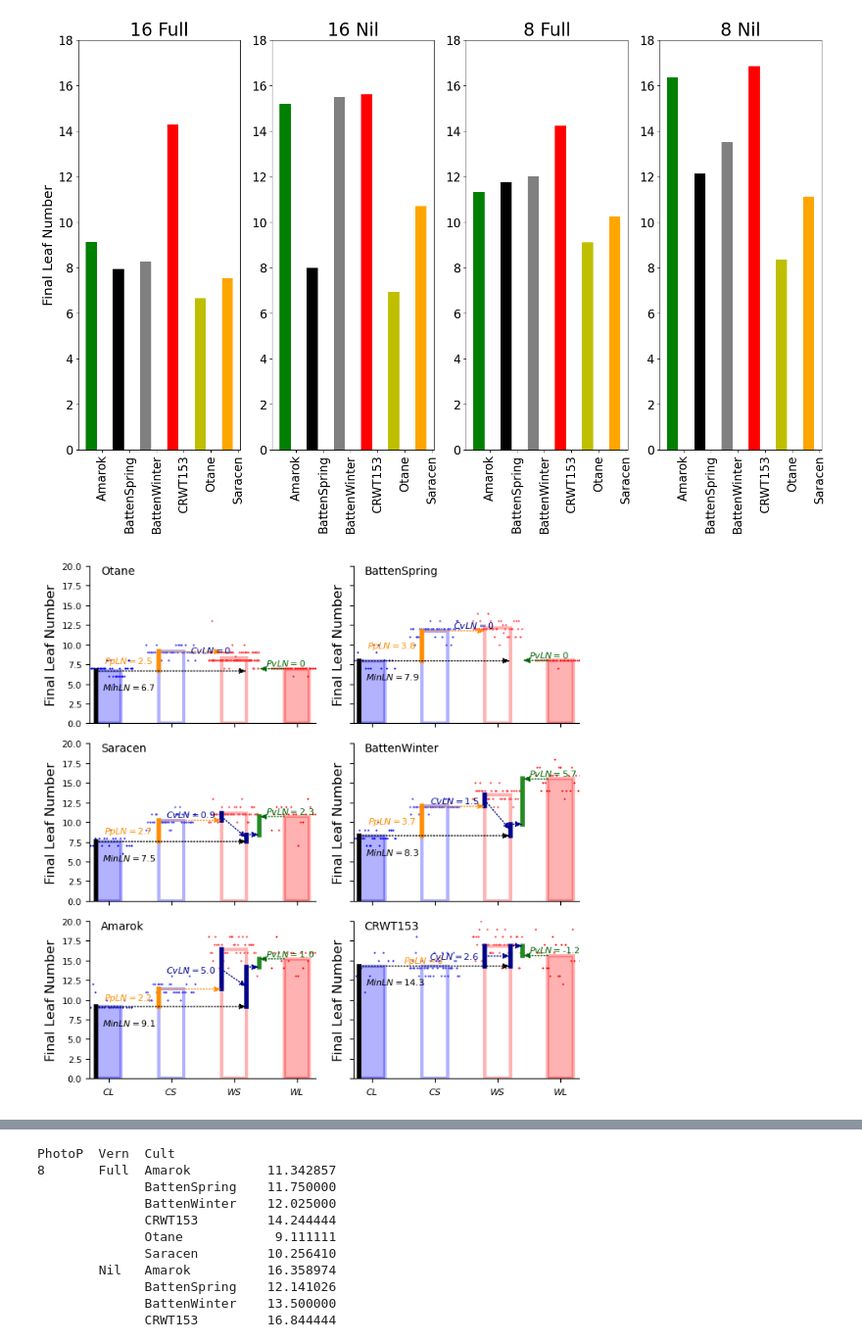
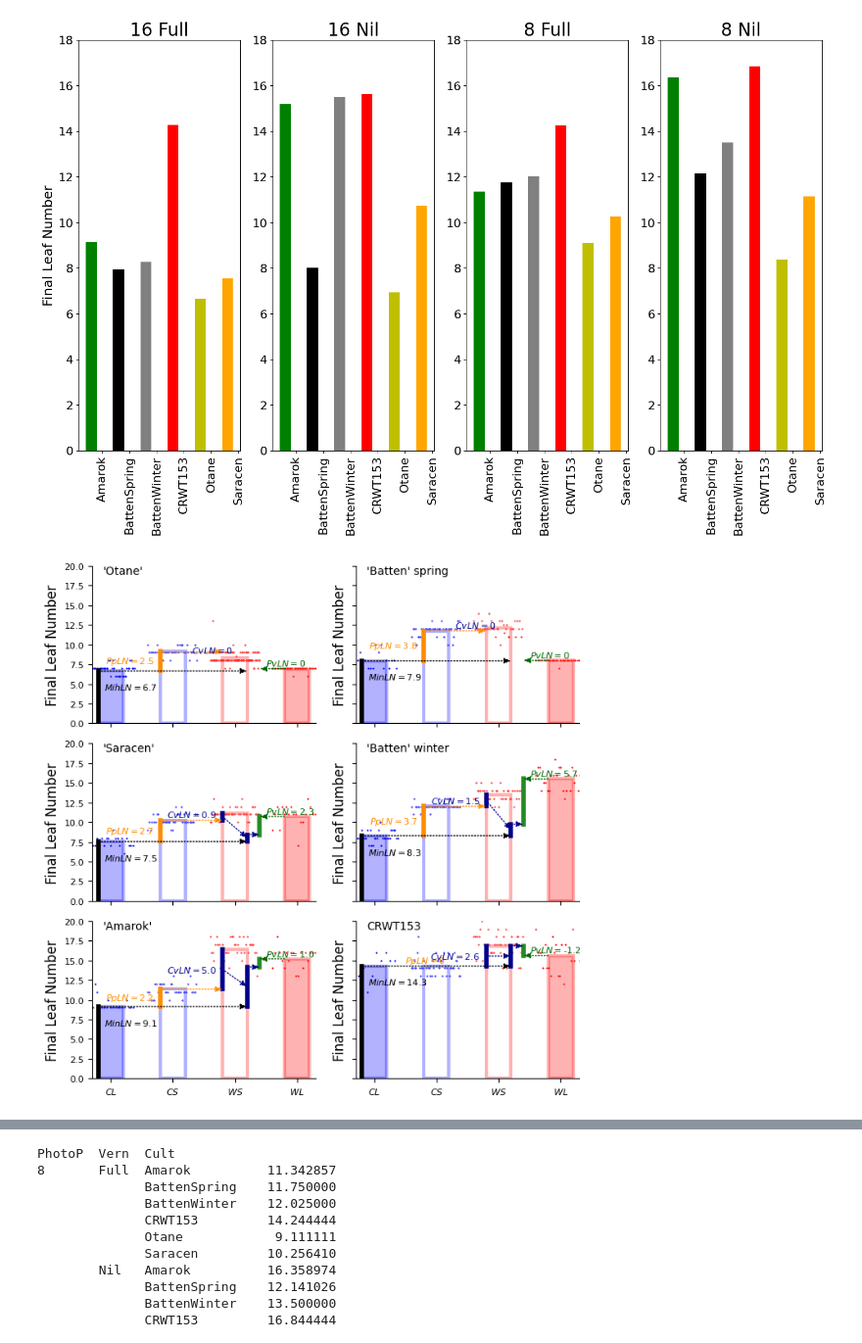
Before and after one commit to HamishBrownPFR/CAMP, a Jupyter notebook: DataAnalysis/LincolnCEAnalysis.ipynb, the cells around one changed output, grey strips where cells are left out. Shown at 98% size. Cells and saved outputs as stored; diff of their text form; code cells hidden in the pictures.

```diff
--- a/DataAnalysis/LincolnCEAnalysis.ipynb
+++ b/DataAnalysis/LincolnCEAnalysis.ipynb
@@ -13,3 +13,13 @@ from statsmodels.formula.api import ols
 import matplotlib.dates as mdates
 import CAMP as camp
 %matplotlib inline
+# %%
+#Example figure using Brooking and Jamieson Data
+Fig = plt.figure(figsize=(3,3))
+Axis = Fig.add_subplot(1,1,1)
+CL = 8
+CS = 12
+WS = 14
+WL = 18
+camp.plotFLNs(CL,CS,WS,WL,Axis,8,20)
+camp.plotLNlines(CL, CS, WS, WL,8)
@@ -62,8 +74,8 @@ Data.loc[('YES',16,'Nil','CRWT153',240),'HS'][1:3] = np.nan
 ## Calculate Final leaf number and total organ number
 # %%
 PhenoStages = pd.DataFrame()
-PhenoStages.loc[:,'FLN'] = Data.loc['YES',:].mean(axis=0,level=['PhotoP','Vern','Cult']).loc[:,'HS']
-PhenoStages.loc[:,'TON'] = Data.loc['YES',:].mean(axis=0,level=['PhotoP','Vern','Cult']).loc[:,'PN']
+PhenoStages.loc[:,'FLN'] = Data.loc['YES',:].groupby(axis=0,level=['PhotoP','Vern','Cult']).mean('numeric_only').loc[:,'HS']
+PhenoStages.loc[:,'TON'] = Data.loc['YES',:].groupby(axis=0,level=['PhotoP','Vern','Cult']).mean('numeric_only').loc[:,'PN']
 PhenoStages.loc[:,'SN'] = PhenoStages.loc[:,'TON'].subtract(PhenoStages.loc[:,'FLN'])
 # %%
 PhenoStages
@@ -113,7 +125,7 @@ Fig.patch.set_facecolor('white')
 # %% [output]
 [figure]
 # %%
-CultNames = pd.DataFrame(index = Cultivars,columns=['Name'],data=["Otane","BattenSpringing","'Saracen'","BattenWinterter","Amarok",'CRWT153'])
+CultNames = pd.DataFrame(index = Cultivars,columns=['Name'],data=["'Otane'","'Batten' spring","'Saracen'","'Batten' winter","'Amarok'",'CRWT153'])
 
 AllFLNData = Data.loc['YES',:].HS.reset_index().drop(['Date','Sample'],axis=1)
 
@@ -133,32 +145,32 @@ for cult in Cultivars:
         Filter = (AllFLNData.PhotoP == Pp) & (AllFLNData.Vern == Vn) & (AllFLNData.Cult == cult)
         data = AllFLNData.loc[Filter,'HS']
         numObs = len(data)
         centre = ind[trt]+.2
         index = np.add(centre-.2,np.multiply(0.8,np.divide([float(x) for x in range(numObs)],numObs)))
         plt.plot(index,data,'o',ms=1,mec=colors[trt],mfc=fills[trt],mew=0.5)
         trt +=1
 
     CL = PhenoStages.loc[(16,'Full',cult),'FLN']
     CS = PhenoStages.loc[(8,'Full',cult), 'FLN']
     WS = PhenoStages.loc[(8,'Nil',cult), 'FLN']
     WL = PhenoStages.loc[(16,'Nil',cult),'FLN']
 
     camp.plotFLNs(CL,CS,WS,WL,Axis,8,20)
     camp.plotLNlines(CL, CS, WS, WL,8)
     Axis.spines['right'].set_visible(False)
     Axis.spines['top'].set_visible(False)
     if Pos in [5,6]:
         plt.tick_params(axis='x', which='both', bottom=True,top=False, labelbottom=True)
     else:
         plt.tick_params(axis='x', which='both', bottom=True,top=False, labelbottom=False)
     if Pos in [2,4,6]:
         plt.tick_params(axis='y', which='both', left=True,right=False, labelleft=False)
     else:
         plt.tick_params(axis='y', which='both', left=True,right=False, labelleft=True)
-    plt.text(0.05,0.95,cult,transform=Axis.transAxes)
+    plt.text(0.05,0.95,CultNames.loc[cult,'Name'],transform=Axis.transAxes)
     Pos +=1
 plt.tight_layout()
 #Fig.savefig('C:\\Users\\cflhxb\\Dropbox\\WheatFlowering\\Fig3.jpg',format='jpg',dpi=300)
 Fig.patch.set_facecolor('white')
 # %% [output]
-[figure, old version]
+[figure, new version]
```
Also changed, not shown: parts of 12 cells of this notebook, 16 other files.
